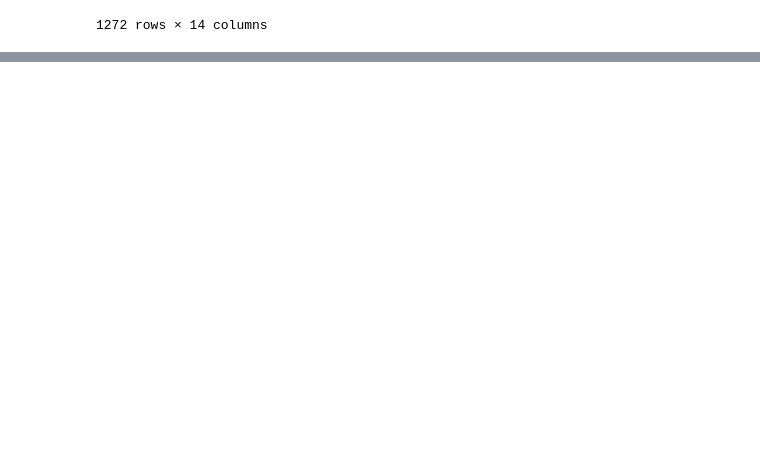
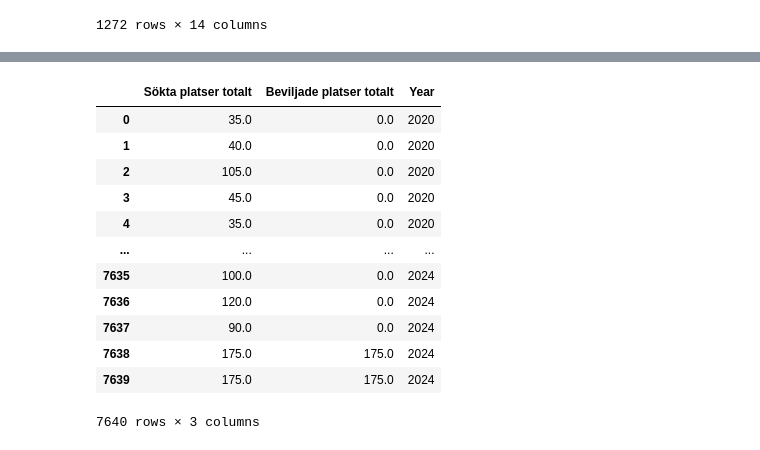
Before and after one commit to AntonBackeus/DataVisualisering_Projekt_YhKollen_G1, a Jupyter notebook: eda/anton_eda.ipynb, the cells around one changed output, grey strips where cells are left out. Drawn from its saved outputs; the diff is of its cells as text; code cells hidden in the pictures; blank space fills up the shorter version.

Commit message:
Fixed data missing amount of student spots and did some exploration on how to use it

```diff
--- a/eda/anton_eda.ipynb
+++ b/eda/anton_eda.ipynb
@@ -371,3 +371,23 @@ temp_df1
 | 1270 | Övrigt | Hantverkslärling - smala och trad... | Beviljad | Dalarna | Leksand | 500 | Distans | 100 | ... |
 | 1271 | Övrigt | Lärlingsutbildning inom tradition... | Beviljad | Stockholm | Stockholm | 400 | Bunden | 100 | ... |
 1272 rows × 14 columns
+# %%
+PROGRAM_NAMES = {
+    2020: "resultat-ansokningsomgang-2020.xlsx",
+    2021: "resultat-ansokningsomgang-2021.xlsx",
+    2022: "resultat-ansokningsomgang-2022.xlsx"
+}
+
+
+df_list1= []
+for key, value in PROGRAM_NAMES.items():
+    temp_df1 = pd.read_excel(
+        "../data/program/" + value,
+        sheet_name="Tabell 4",
+    )[['Sökta platser totalt', 'Beviljade platser totalt']]
+    temp_df1['Year'] = key
+    df_list1.append(temp_df1)
+
+df_merged1 = pd.concat(df_list1, sort=False, ignore_index=True)
+
+df_merged1
@@ -373,0 +408,22 @@ temp_df1
+# %%
+df_platser = df_merged.copy()
+
+df_platser = df_platser[['Sökta platser totalt', 'Beviljade platser totalt', 'År']].rename(columns={'År': 'Year'}).dropna(subset='Sökta platser totalt')
+
+df_platser = pd.concat([df_merged1, df_platser], sort=False, ignore_index=True)
+
+df_platser
+# %% [output]
+|  | Sökta platser totalt | Beviljade platser totalt | Year |
+| 0 | 35.0 | 0.0 | 2020 |
+| 1 | 40.0 | 0.0 | 2020 |
+| 2 | 105.0 | 0.0 | 2020 |
+| 3 | 45.0 | 0.0 | 2020 |
+| 4 | 35.0 | 0.0 | 2020 |
+| ... | ... | ... | ... |
+| 7635 | 100.0 | 0.0 | 2024 |
+| 7636 | 120.0 | 0.0 | 2024 |
+| 7637 | 90.0 | 0.0 | 2024 |
+| 7638 | 175.0 | 175.0 | 2024 |
+| 7639 | 175.0 | 175.0 | 2024 |
+7640 rows × 3 columns
```
Also changed, not shown: parts of 5 cells of this notebook, 2 other files.
